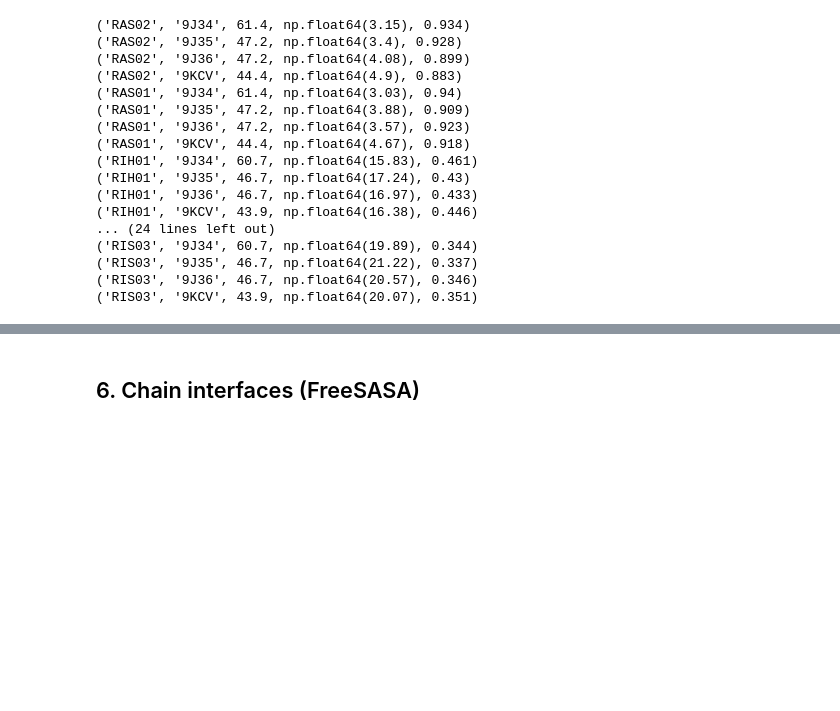
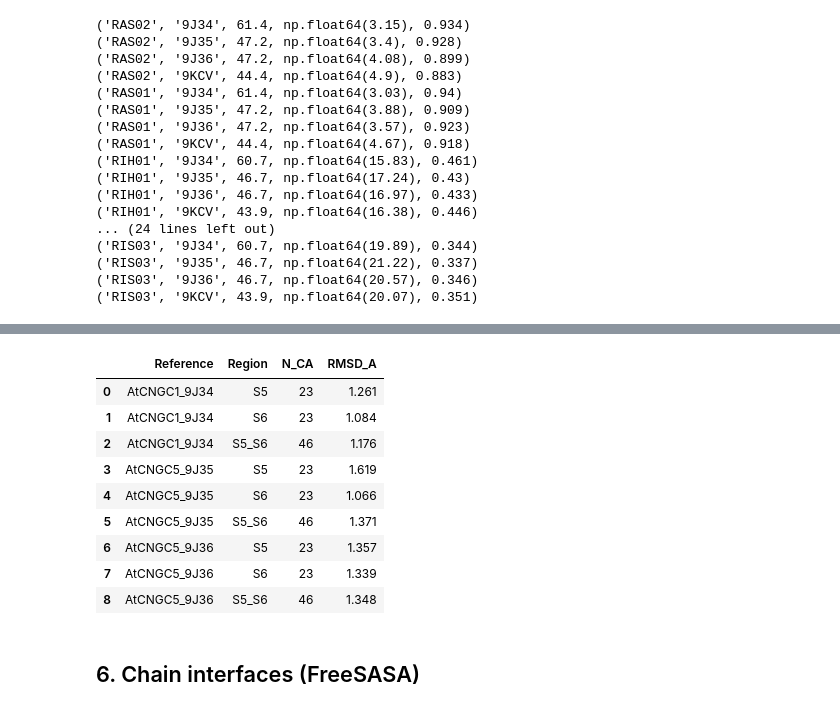
Before and after one commit to camilotayac/Three-Dimensional-Structure-of-the-Tomato-Solanum-lycopersicum-L.-CNGC6-Channel, a Jupyter notebook: CNGC6_reproducibilidad.ipynb, the cells around one changed output, grey strips where cells are left out. Drawn from its saved outputs; the diff is of its cells as text; code cells hidden in the pictures; blank space fills up the shorter version.

```diff
--- a/CNGC6_reproducibilidad.ipynb
+++ b/CNGC6_reproducibilidad.ipynb
@@ -238,3 +738,97 @@ for m in TETRA:
+# %%
+# ============================================================
+# RMSD INDIVIDUAL DE S5 Y S6
+# Después de superponer S1-S6
+# ============================================================
+
+regions = {
+    "S5": [(253, 275)],
+    "S6": [(371, 393)],
+    "S5_S6": [(253, 275), (371, 393)]
+}
+
+separate_results = []
+
+for name, info in structures.items():
+
+    model_structure, model_chain, model_res, model_seq = load_chain(
+        RAS02_FILE, RAS02_CHAIN
+    )
+
+    ref_structure, ref_chain, ref_res, ref_seq = load_chain(
+        info["file"], info["chain"]
+    )
+
+    mapping = residue_mapping(model_seq, ref_seq)
+
+    moving_atoms = []
+    fixed_atoms = []
+
+    region_atoms = {
+        region: ([], [])
+        for region in regions
+    }
+
+    for model_idx, ref_idx in mapping.items():
+
+        mr = model_res[model_idx]
+        rr = ref_res[ref_idx]
+
+        residue_number = mr.id[1]
+
+        if in_segments(residue_number, TM_SEGMENTS):
+            moving_atoms.append(mr["CA"])
+            fixed_atoms.append(rr["CA"])
+
+        for region, segments in regions.items():
+
+            if in_segments(residue_number, segments):
+                region_atoms[region][0].append(mr["CA"])
+                region_atoms[region][1].append(rr["CA"])
+
+    # Alineamiento global S1-S6
+    sup = Superimposer()
+    sup.set_atoms(fixed_atoms, moving_atoms)
+    sup.apply(list(model_structure.get_atoms()))
+
+    # RMSD individual por región
+    for region, (model_atoms, ref_atoms) in region_atoms.items():
+
+        model_coords = np.array([a.coord for a in model_atoms])
+        ref_coords = np.array([a.coord for a in ref_atoms])
+
+        rmsd = np.sqrt(
+            np.mean(
+                np.sum((model_coords - ref_coords) ** 2, axis=1)
+            )
+        )
+
+        separate_results.append({
+            "Reference": name,
+            "Region": region,
+            "N_CA": len(model_atoms),
+            "RMSD_A": rmsd
+        })
+
+df_separate = pd.DataFrame(separate_results)
+
+display(df_separate.round(3))
+
+df_separate.to_csv(
+    "/content/RAS02_RMSD_S5_S6_individual.csv",
+    index=False
+)
+# %% [output]
+|  | Reference | Region | N_CA | RMSD_A |
+| 0 | AtCNGC1_9J34 | S5 | 23 | 1.261 |
+| 1 | AtCNGC1_9J34 | S6 | 23 | 1.084 |
+| 2 | AtCNGC1_9J34 | S5_S6 | 46 | 1.176 |
+| 3 | AtCNGC5_9J35 | S5 | 23 | 1.619 |
+| 4 | AtCNGC5_9J35 | S6 | 23 | 1.066 |
+| 5 | AtCNGC5_9J35 | S5_S6 | 46 | 1.371 |
+| 6 | AtCNGC5_9J36 | S5 | 23 | 1.357 |
+| 7 | AtCNGC5_9J36 | S6 | 23 | 1.339 |
+| 8 | AtCNGC5_9J36 | S5_S6 | 46 | 1.348 |
 # %% [markdown]
 ## 6. Chain interfaces (FreeSASA)
 # %%
```
Also changed, not shown: parts of 5 cells of this notebook.
